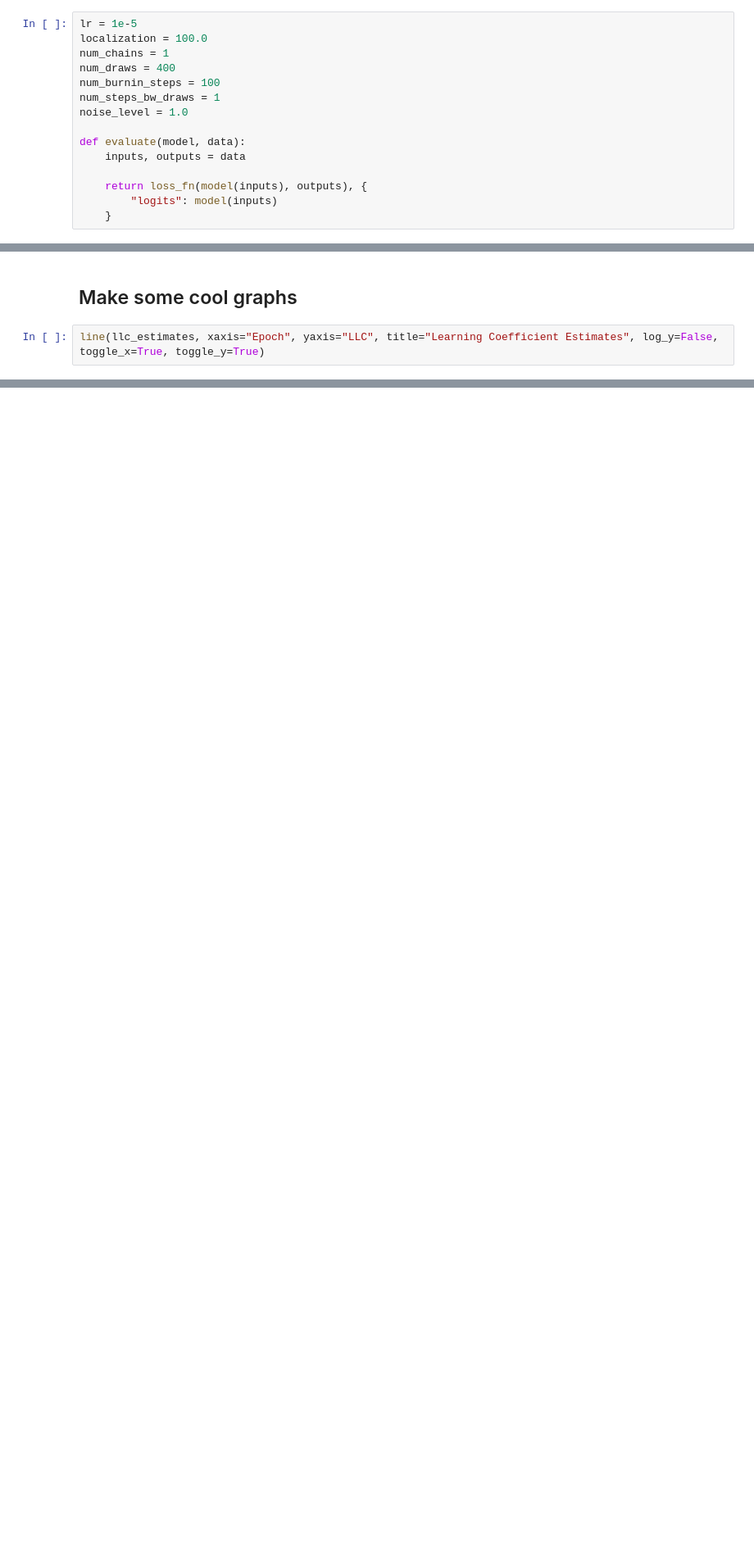
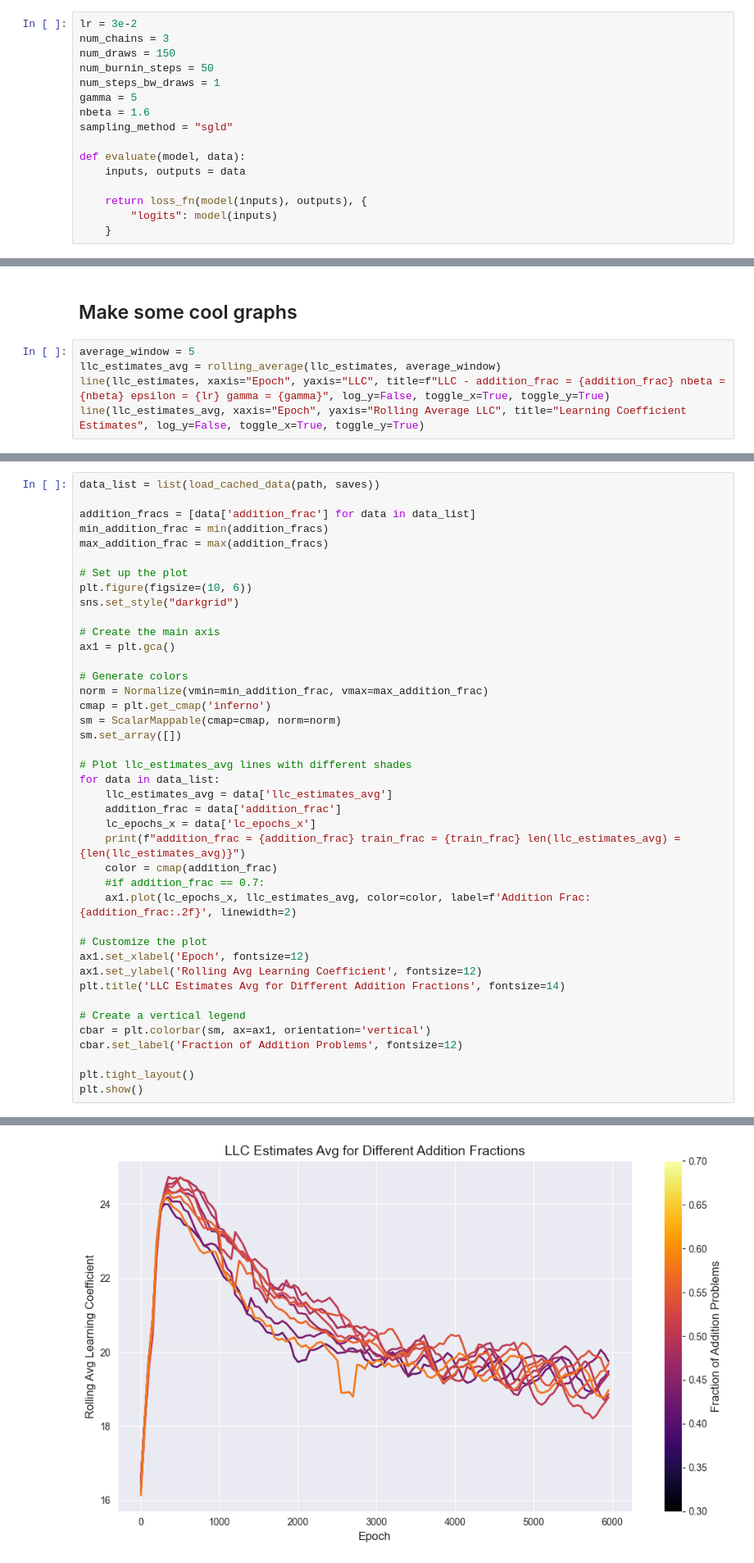
Before and after one commit to james-sullivan/ArithmeticTransformer, a Jupyter notebook: src/EstimateLLC.ipynb, the cells around one changed output, grey strips where cells are left out. Shown at 82% size. Cells and saved outputs as stored; diff of their text form; blank space fills up the shorter version.

Commit message:
Adds code to make graphs

```diff
--- a/src/EstimateLLC.ipynb
+++ b/src/EstimateLLC.ipynb
@@ -64,13 +72,14 @@ model = HookedTransformer(cfg)
 # %% [markdown]
 #### Config
 # %%
-lr = 1e-5
-localization = 100.0
-num_chains = 1
-num_draws = 400
-num_burnin_steps = 100
+lr = 3e-2
+num_chains = 3
+num_draws = 150
+num_burnin_steps = 50
 num_steps_bw_draws = 1
-noise_level = 1.0
+gamma = 5
+nbeta = 1.6
+sampling_method = "sgld"
 
 def evaluate(model, data):
     inputs, outputs = data
@@ -191,4 +320,7 @@ if SAVE:
 # %% [markdown]
 ## Make some cool graphs
 # %%
-line(llc_estimates, xaxis="Epoch", yaxis="LLC", title="Learning Coefficient Estimates", log_y=False, toggle_x=True, toggle_y=True)
+average_window = 5
+llc_estimates_avg = rolling_average(llc_estimates, average_window)
+line(llc_estimates, xaxis="Epoch", yaxis="LLC", title=f"LLC - addition_frac = {addition_frac} nbeta = {nbeta} epsilon = {lr} gamma = {gamma}", log_y=False, toggle_x=True, toggle_y=True)
+line(llc_estimates_avg, xaxis="Epoch", yaxis="Rolling Average LLC", title="Learning Coefficient Estimates", log_y=False, toggle_x=True, toggle_y=True)
@@ -237,0 +515,42 @@ plt.show()
+# %%
+data_list = list(load_cached_data(path, saves))
+
+addition_fracs = [data['addition_frac'] for data in data_list]
+min_addition_frac = min(addition_fracs)
+max_addition_frac = max(addition_fracs)
+
+# Set up the plot
+plt.figure(figsize=(10, 6))
+sns.set_style("darkgrid")
+
+# Create the main axis
+ax1 = plt.gca()
+
+# Generate colors
+norm = Normalize(vmin=min_addition_frac, vmax=max_addition_frac)
+cmap = plt.get_cmap('inferno')
+sm = ScalarMappable(cmap=cmap, norm=norm)
+sm.set_array([])
+
+# Plot llc_estimates_avg lines with different shades
+for data in data_list:
+    llc_estimates_avg = data['llc_estimates_avg']
+    addition_frac = data['addition_frac']
+    lc_epochs_x = data['lc_epochs_x']
+    print(f"addition_frac = {addition_frac} train_frac = {train_frac} len(llc_estimates_avg) = {len(llc_estimates_avg)}")
+    color = cmap(addition_frac)
+    #if addition_frac == 0.7:
+    ax1.plot(lc_epochs_x, llc_estimates_avg, color=color, label=f'Addition Frac: {addition_frac:.2f}', linewidth=2)
+
+# Customize the plot
+ax1.set_xlabel('Epoch', fontsize=12)
+ax1.set_ylabel('Rolling Avg Learning Coefficient', fontsize=12)
+plt.title('LLC Estimates Avg for Different Addition Fractions', fontsize=14)
+
+# Create a vertical legend
+cbar = plt.colorbar(sm, ax=ax1, orientation='vertical')
+cbar.set_label('Fraction of Addition Problems', fontsize=12)
+
+plt.tight_layout()
+plt.show()
+# %% [output]
@@ -237,0 +575 @@ plt.show()
+[figure, added]
```
Also changed, not shown: parts of 18 cells of this notebook, 4 other files.
